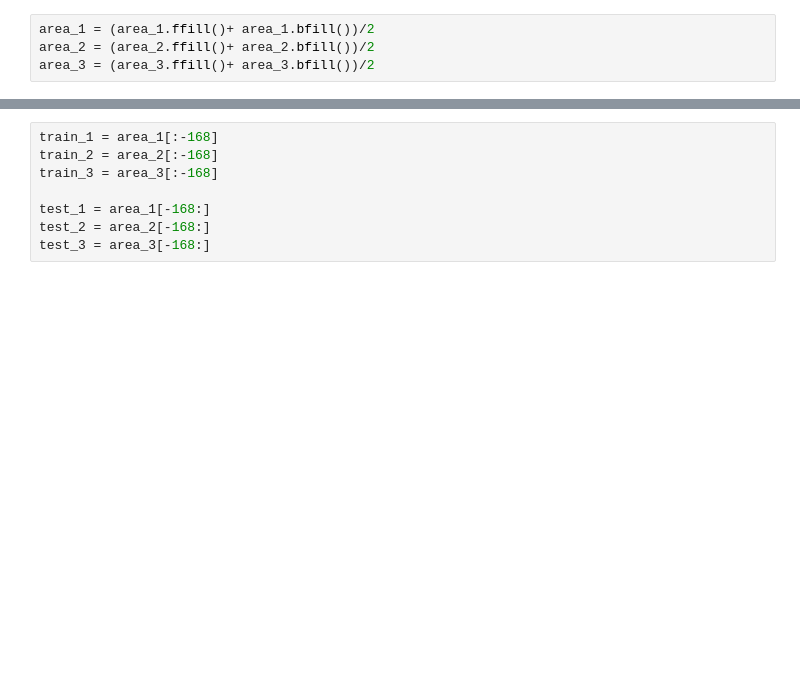
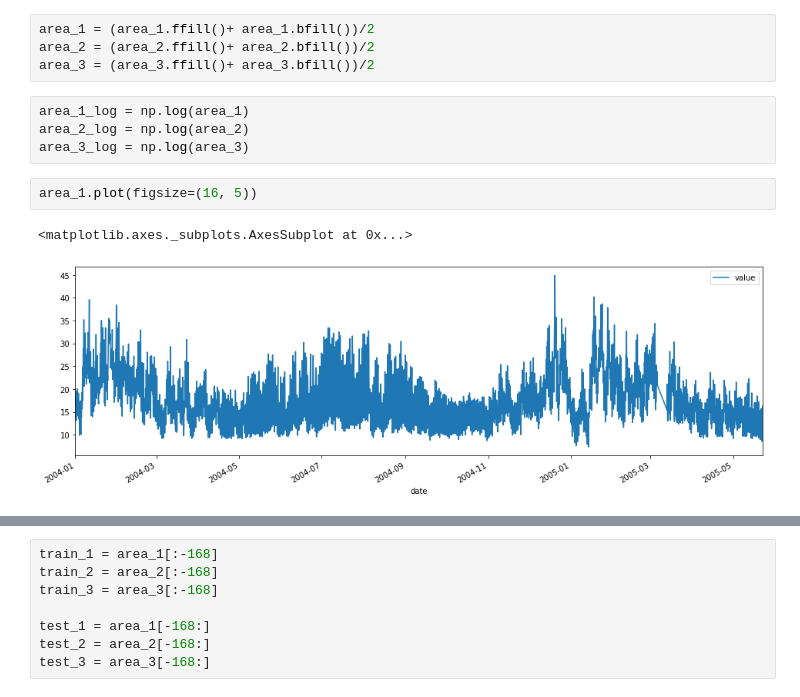
Before and after one commit to minhhoang1023/hck03, a Jupyter notebook: HCKT03 - Time Series/Baseline_Model.ipynb, the cells around one changed output, grey strips where cells are left out. Cells and saved outputs as stored; diff of their text form; blank space fills up the shorter version.

```diff
--- a/HCKT03 - Time Series/Baseline_Model.ipynb
+++ b/HCKT03 - Time Series/Baseline_Model.ipynb
@@ -73,3 +66,12 @@ area_1['Jan 2004'].plot()
 area_1 = (area_1.ffill()+ area_1.bfill())/2
 area_2 = (area_2.ffill()+ area_2.bfill())/2
 area_3 = (area_3.ffill()+ area_3.bfill())/2
+# %%
+area_1_log = np.log(area_1)
+area_2_log = np.log(area_2)
+area_3_log = np.log(area_3)
+# %%
+area_1.plot(figsize=(16, 5))
+# %% [output]
+<matplotlib.axes._subplots.AxesSubplot at 0x...>
+[figure, added]
```
Also changed, not shown: parts of 19 cells of this notebook, 6 other files.
